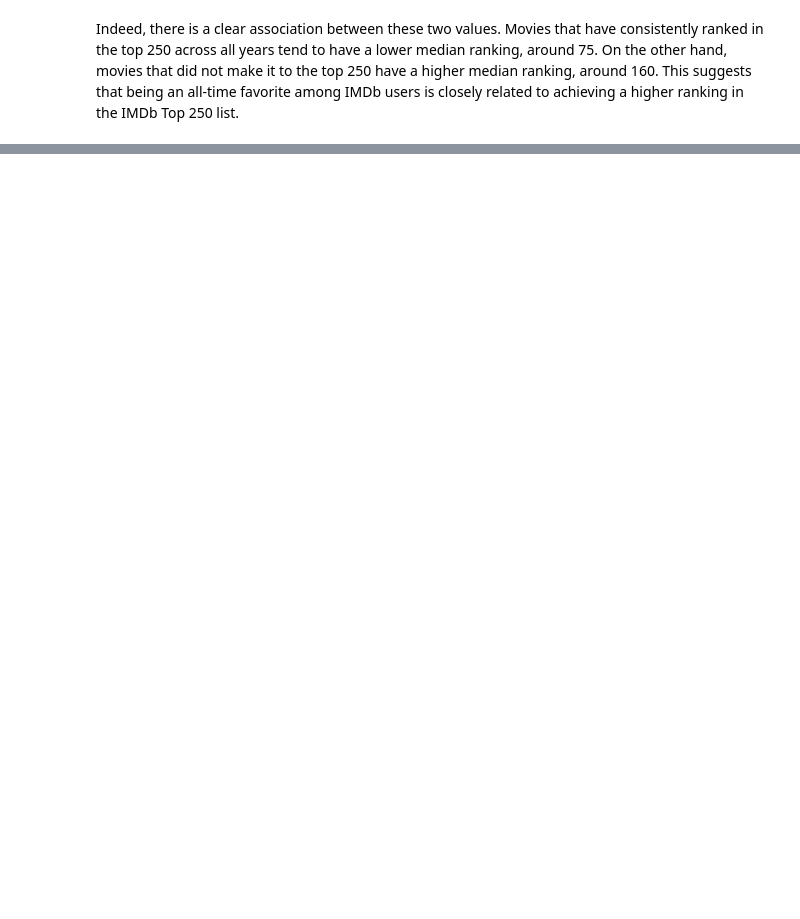
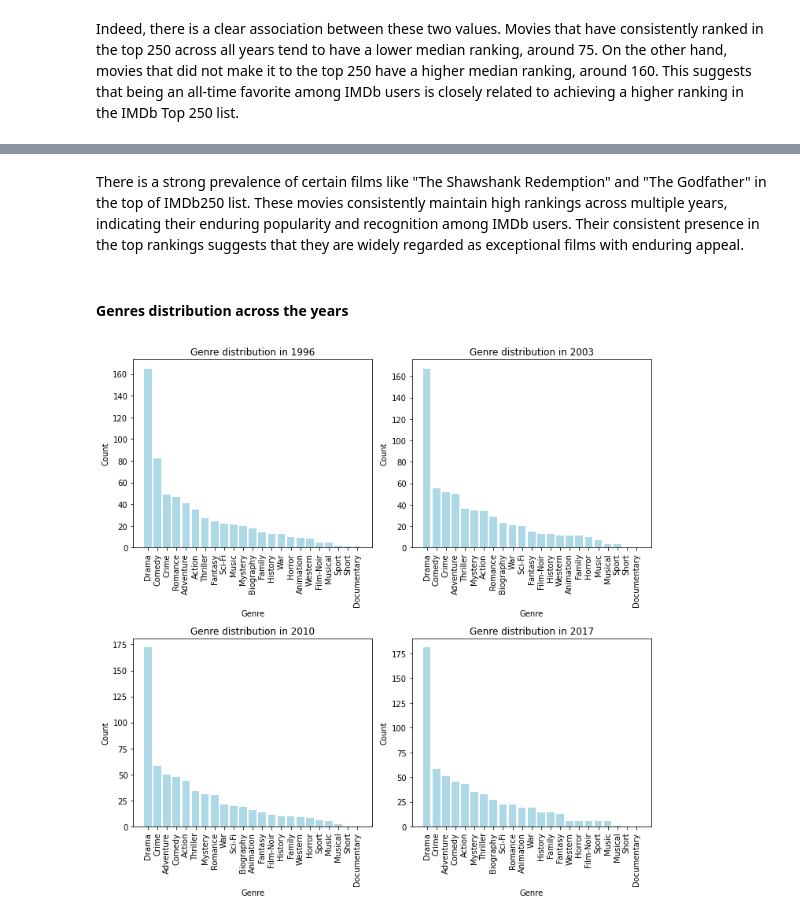
Before and after one commit to vinegggar/IMDb_EDA, a Jupyter notebook: eda.ipynb, the cells around one changed output, grey strips where cells are left out. Drawn from its saved outputs; the diff is of its cells as text; code cells hidden in the pictures; blank space fills up the shorter version.

```diff
--- a/eda.ipynb
+++ b/eda.ipynb
@@ -194,0 +185,26 @@ plt.show()
+# %% [markdown]
+There is a strong prevalence of certain films like "The Shawshank Redemption" and "The Godfather" in the top of IMDb250 list. These movies consistently maintain high rankings across multiple years, indicating their enduring popularity and recognition among IMDb users. Their consistent presence in the top rankings suggests that they are widely regarded as exceptional films with enduring appeal.
+# %% [markdown]
+#### Genres distribution across the years
+# %%
+genre_set = set()
+for i in range(len(movies)):
+    genres = movies['Genre'].iloc[i].strip().split(', ')
+    for genre in genres:
+        genre_set.add(genre)
+# %%
+fig, axs = plt.subplots(2, 2, figsize=(10, 10))
+for year in range(1996, 2022, 7):
+    data = movies[movies['IMDByear'] == year]
+    genre_dict = {genre: data['Genre'].str.contains(genre).sum() for genre in genre_set}
+    genre_dict = dict(sorted(genre_dict.items(), key=lambda item: item[1], reverse=True))
+    row = ((year - 1996) // 7) // 2
+    col = ((year - 1996) // 7) % 2
+    axs[row, col].bar(genre_dict.keys(), genre_dict.values(), color='lightblue')
+    axs[row, col].set_title(f'Genre distribution in {year}')
+    axs[row, col].set_xlabel('Genre')
+    axs[row, col].set_ylabel('Count')
+    axs[row, col].tick_params(axis='x', rotation=90)
+plt.tight_layout()
+# %% [output]
+[figure, added]
```
Also changed, not shown: parts of 18 cells of this notebook.
